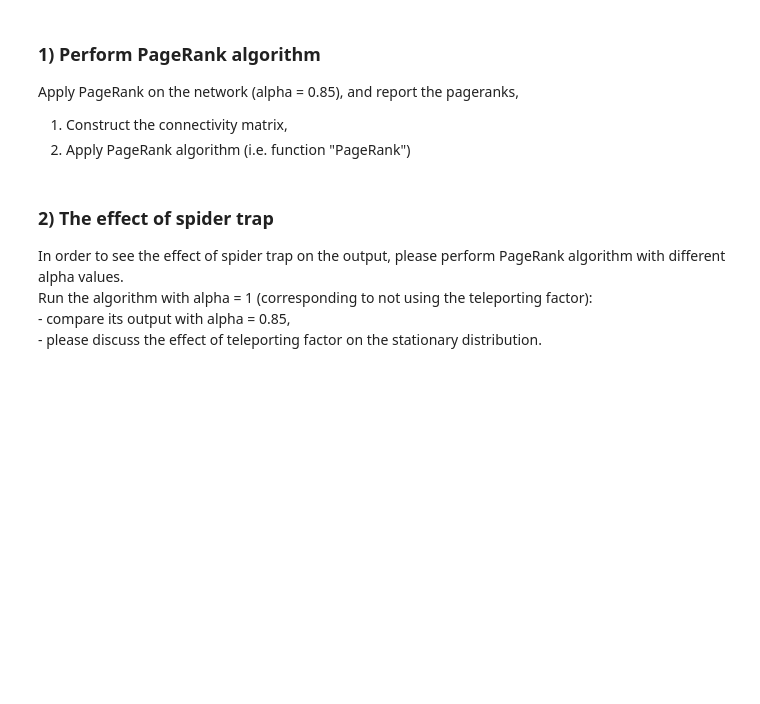
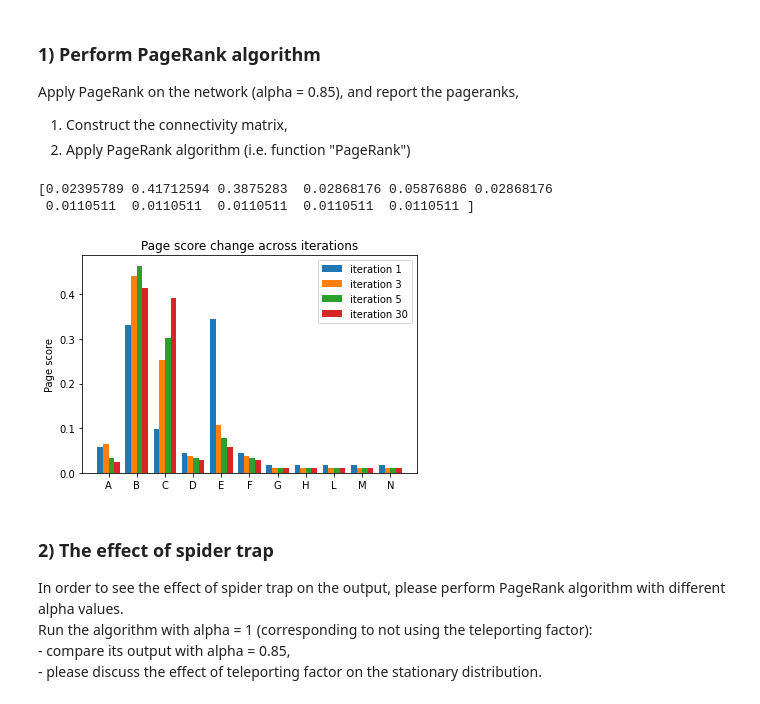
Before and after one commit to fiose/ISC, a Jupyter notebook: assignment_3/assignment3.ipynb, the cells around one changed output. Cells and saved outputs as stored; diff of their text form; code cells hidden in the pictures; blank space fills up the shorter version.

```diff
--- a/assignment_3/assignment3.ipynb
+++ b/assignment_3/assignment3.ipynb
@@ -78,16 +79,17 @@ print("[[0.5 0.5 0. ] \n [0.5 0.  0.5] \n  [0.  0.  1. ]]")
 # %%
 def appr_stationary(T, maxiter=20):
     """
-    Lukke
     T: transition probability,
     maxiter: number of steps
     x_m: the state vector
     """
+
     n = len(T[0])
     x = [[1/n] * n]
     for i in range(1, maxiter+1):
         x.append(np.matmul(x[i-1], T))
     x_m = x[maxiter]
+
     return x_m
 # %%
 # Test your code
@@ -131,13 +138,11 @@ print("[[1 1 0] \n [1 0 1] \n [0 0 1]]")
 # %%
 def teleporting_factor(T, alpha=0.9):
     """
-    Lukke
     T: transition probability,
     alpha: teleporting factor.
     T_new: transition probability after implementing teleporting factor
     """
 
-    # Insert your code here
     n = len(T[0])
     T_new = np.zeros((n,n))
     for r in range(n):
@@ -169,14 +174,12 @@ Here, we use the functions, defined above, to perform PageRank algorithm.
 # %%
 def PageRank(A, alpha=0.8, maxiter=20):
     """
-    Lukke
     A: connectivity matrix,
     alpha: teleporting factor,
     maxiter: number of steps (for approximating stationary distribution)
     st_dist: an approximation for the stationary distribution
     """
 
-    # Insert your code here
     A = dead_end(A)
     T = normalize_conn_matrix(A)
     T_new = teleporting_factor(T, alpha)
@@ -215,3 +216,50 @@ Apply PageRank on the network (alpha = 0.85), and report the pageranks,
+# %%
+# Constructing connectivity matrix
+#     A  B  C  D  E  F  G  H  L  M  N
+G = np.array(
+    [[0, 0, 0, 0, 0, 0, 0, 0, 0, 0, 0],# A
+     [0, 0, 1, 0, 0, 0, 0, 0, 0, 0, 0],# B
+     [0, 1, 0, 0, 0, 0, 0, 0, 0, 0, 0],# C
+     [1, 1, 0, 0, 0, 0, 0, 0, 0, 0, 0],# D
+     [0, 1, 0, 1, 0, 1, 0, 0, 0, 0, 0],# E
+     [0, 1, 0, 0, 1, 0, 0, 0, 0, 0, 0],# F
+     [0, 1, 0, 0, 1, 0, 0, 0, 0, 0, 0],# G
+     [0, 1, 0, 0, 1, 0, 0, 0, 0, 0, 0],# H
+     [0, 1, 0, 0, 1, 0, 0, 0, 0, 0, 0],# L
+     [0, 0, 0, 0, 1, 0, 0, 0, 0, 0, 0],# M
+     [0, 0, 0, 0, 1, 0, 0, 0, 0, 0, 0] # N
+    ])
+
+# Run varying iterations
+it1 = PageRank(G, 0.9, 1)
+it3 = PageRank(G, 0.9, 3)
+it5 = PageRank(G, 0.9, 5)
+it30 = PageRank(G, 0.9, 30)
+
+# Bar width and labels
+width = 0.2
+labels = ['A', 'B', 'C', 'D', 'E', 'F', 'G', 'H', 'L', 'M', 'N']
+x = np.arange(len(labels))
+fig, ax = plt.subplots()
+
+# Plot bars
+ax.bar(x-width*3/2, it1, width, label='iteration 1')
+ax.bar(x-width/2, it3, width, label='iteration 3')
+ax.bar(x+width/2, it5, width, label='iteration 5')
+ax.bar(x+width*3/2, it30, width, label='iteration 30')
+
+# Add some text for labels, title and custom x-axis tick labels, etc.
+ax.set_ylabel('Page score')
+ax.set_title('Page score change across iterations')
+ax.set_xticks(x)
+ax.set_xticklabels(labels)
+ax.legend()
+
+print(it50)
+# %% [output]
+[0.02395789 0.41712594 0.3875283  0.02868176 0.05876886 0.02868176
+ 0.0110511  0.0110511  0.0110511  0.0110511  0.0110511 ]
+[figure, added]
 # %% [markdown]
 ### 2) The effect of spider trap
 
```
Also changed, not shown: parts of 11 cells of this notebook, 1 other file.
